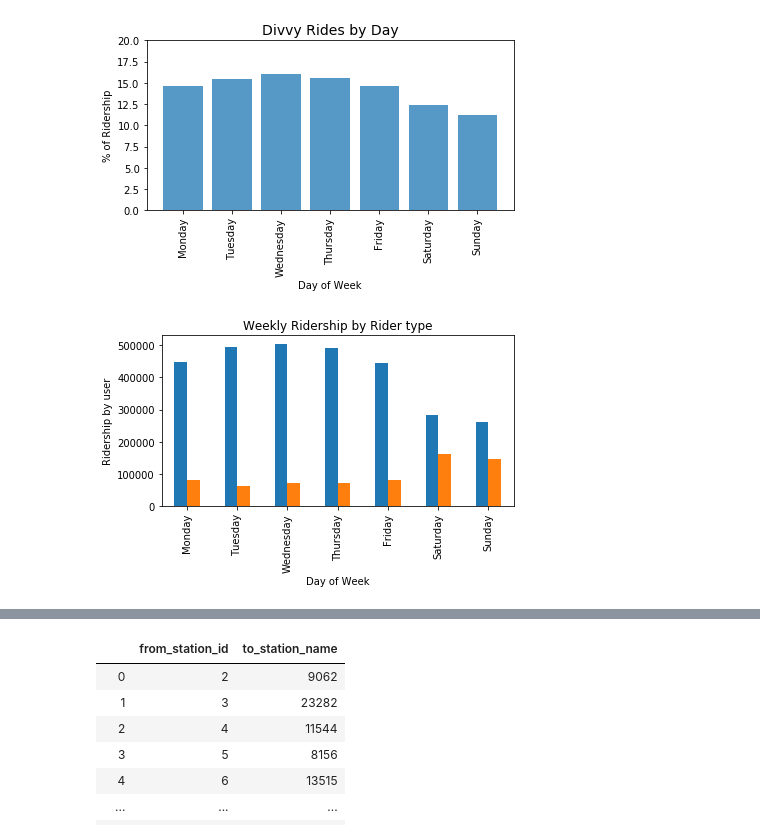
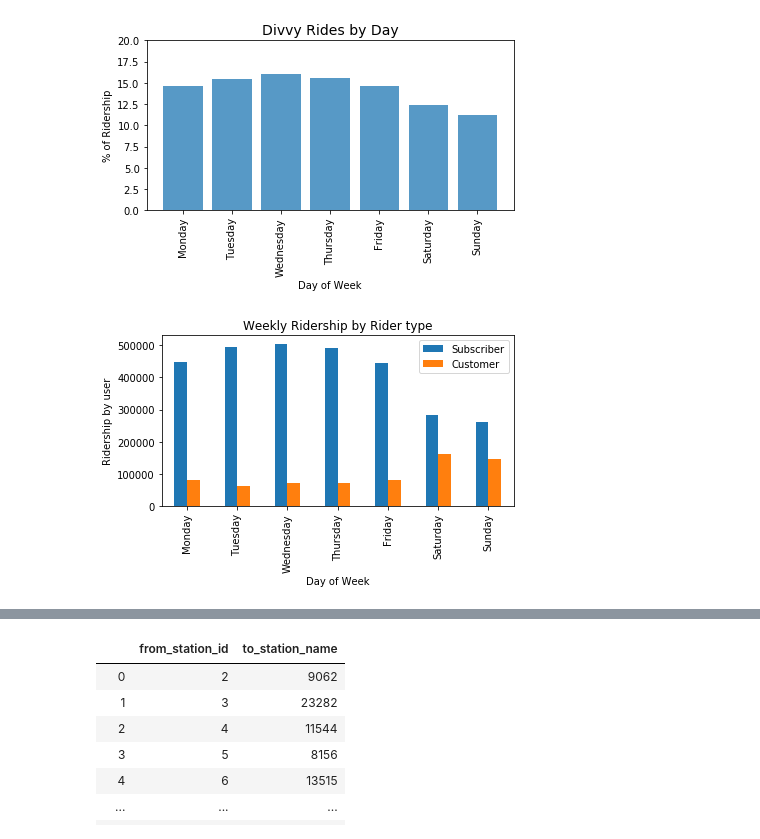
Before and after one commit to AlejandraRosa/Divvy_Project, a Jupyter notebook: Divvy_main.ipynb, the cells around one changed output, grey strips where cells are left out. Drawn from its saved outputs; the diff is of its cells as text; code cells hidden in the pictures.

```diff
--- a/Divvy_main.ipynb
+++ b/Divvy_main.ipynb
@@ -311,17 +313,19 @@ plt.show
 <function matplotlib.pyplot.show(*args, **kw)>
 [figure]
 # %%
-week_to_pivot_final.unstack().plot(kind='bar', legend=False)
+legend = ['Subscriber', 'Customer']
+week_to_pivot_final.unstack().plot(kind='bar')
 plt.title("Weekly Ridership by Rider type")
 plt.xlabel("Day of Week")
+plt.legend(legend)
 plt.ylabel("Ridership by user")
 plt.tight_layout()
 
 plt.savefig('Output/day_plot_2.png')
 
 plt.show()
 # %% [output]
-[figure, old version]
+[figure, new version]
 # %% [markdown]
 # Question 2 - What are the most used stops?
 
```
Also changed, not shown: parts of 2 cells of this notebook, 2 other files.
